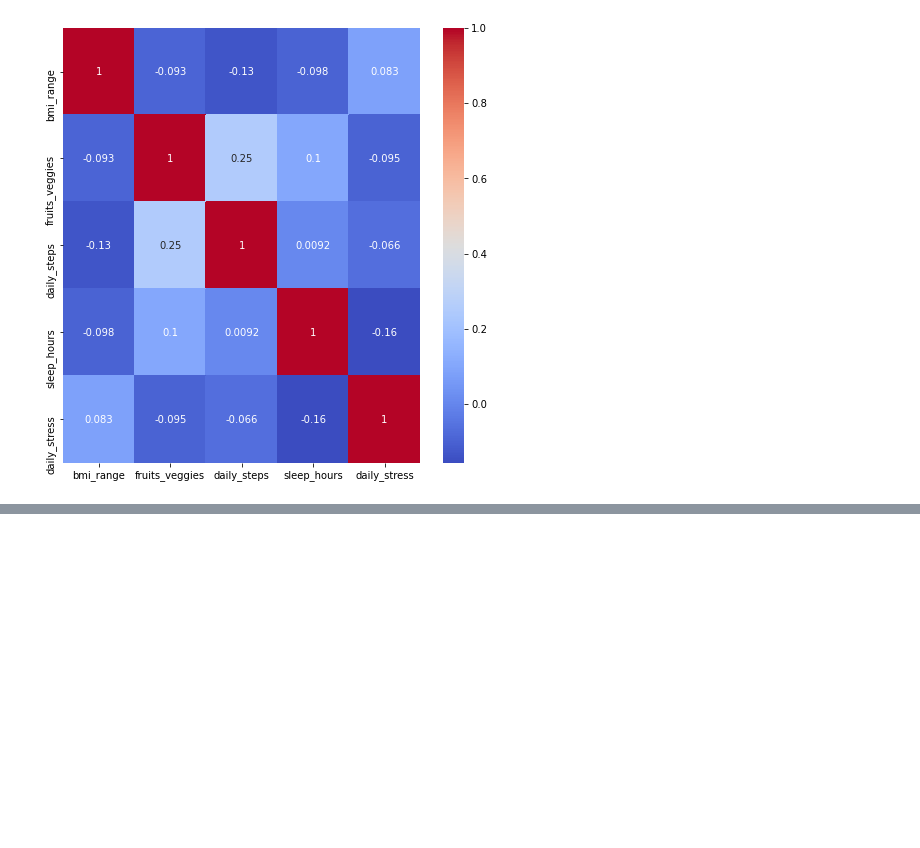
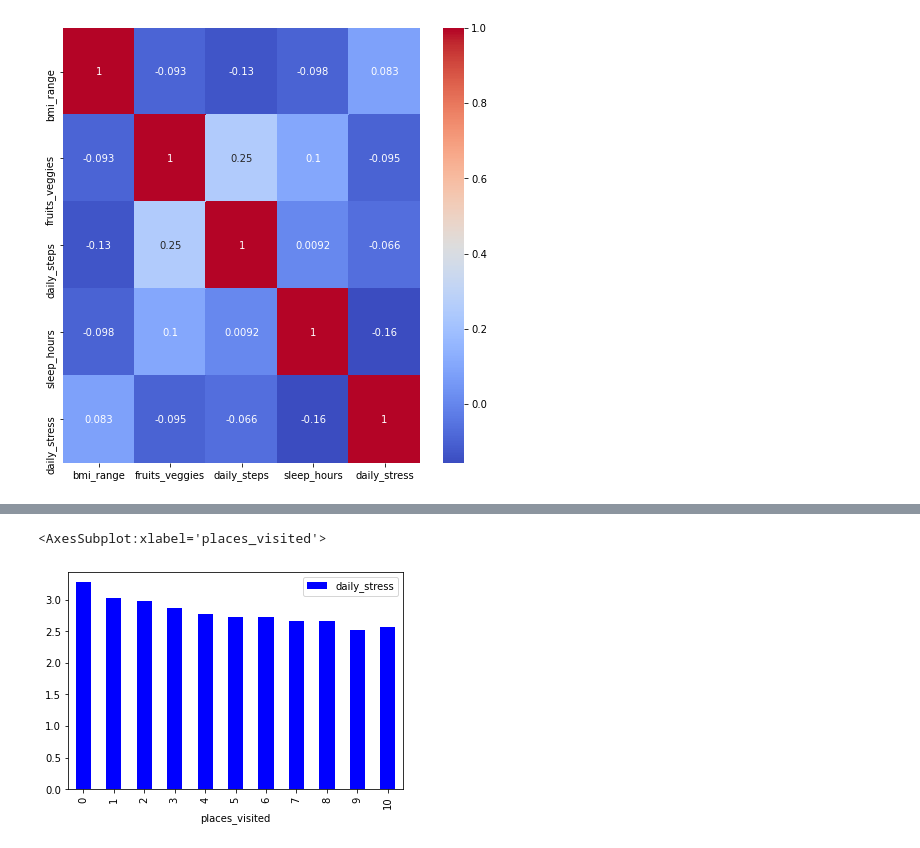
Before and after one commit to rupaliluthra/python_data_analysis, a Jupyter notebook: wellbeing_and_lifestyle_project.ipynb, the cells around one changed output, grey strips where cells are left out. Cells and saved outputs as stored; diff of their text form; code cells hidden in the pictures; blank space fills up the shorter version.

```diff
--- a/wellbeing_and_lifestyle_project.ipynb
+++ b/wellbeing_and_lifestyle_project.ipynb
@@ -213,0 +195,5 @@ sns.heatmap(correlation_data,annot = True, cmap="coolwarm")
+# %%
+data[['places_visited','daily_stress']].groupby('places_visited').agg('mean').plot.bar(color='b')
+# %% [output]
+<AxesSubplot:xlabel='places_visited'>
+[figure, added]
```
Also changed, not shown: parts of 10 cells of this notebook.
